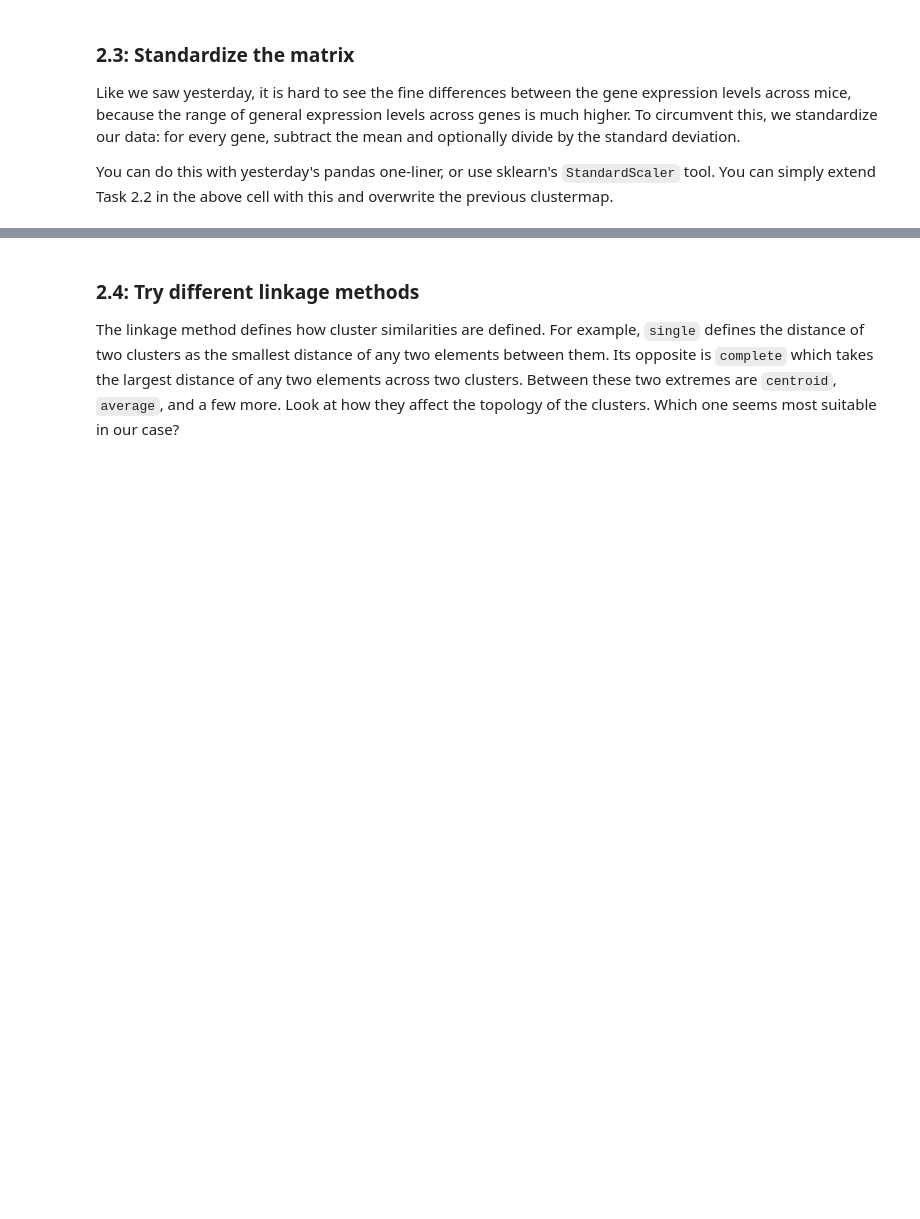
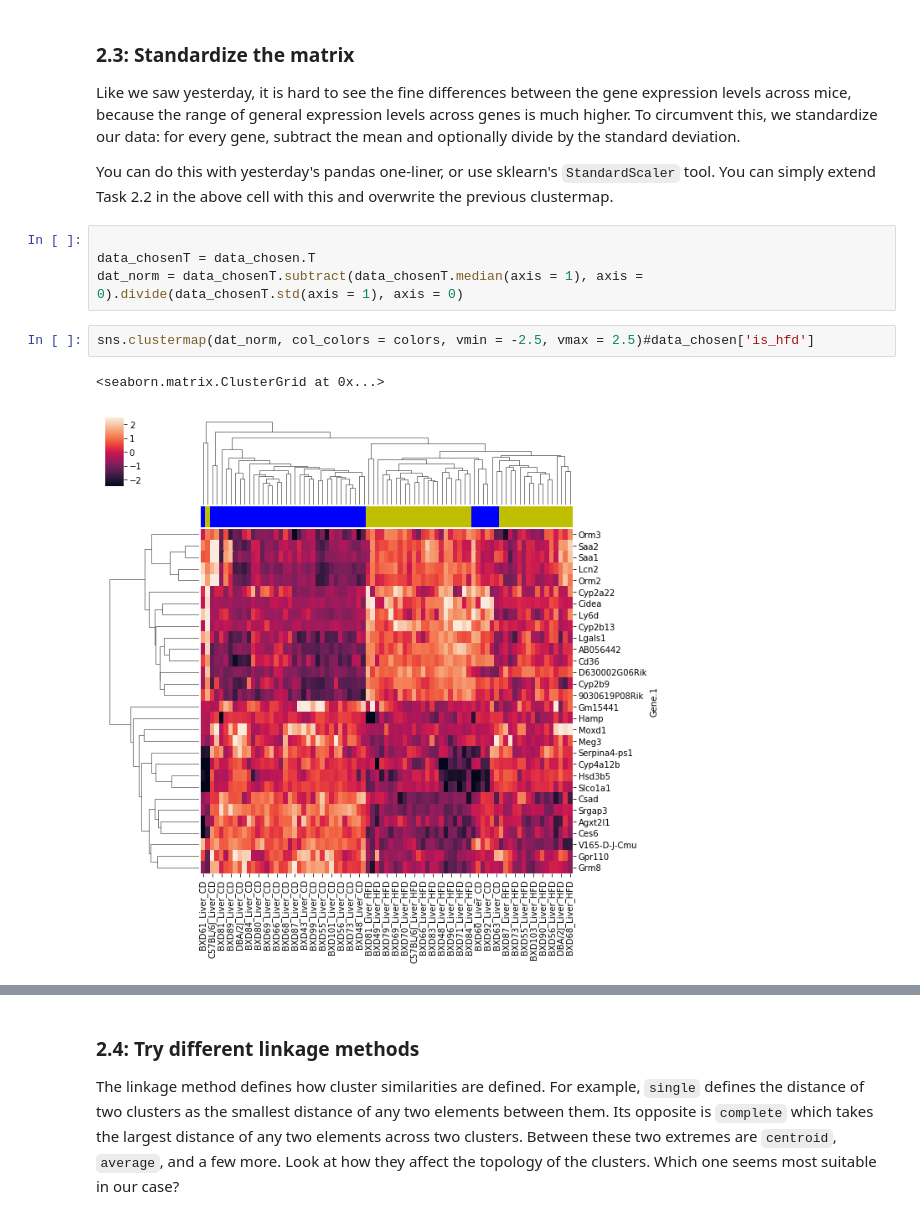
Before and after one commit to Osrip/Integrated_Bioinformatics, a Jupyter notebook: IntegratedBioinformatics/notebooks/Day7_Unsupervised_ML.ipynb, the cells around one changed output, grey strips where cells are left out. Cells and saved outputs as stored; diff of their text form; blank space fills up the shorter version.

```diff
--- a/IntegratedBioinformatics/notebooks/Day7_Unsupervised_ML.ipynb
+++ b/IntegratedBioinformatics/notebooks/Day7_Unsupervised_ML.ipynb
@@ -290,3 +362,12 @@ You will have to convert `is_hfd`'s boolean values to color values first: `y` or
 Like we saw yesterday, it is hard to see the fine differences between the gene expression levels across mice, because the range of general expression levels across genes is much higher. To circumvent this, we standardize our data: for every gene, subtract the mean and optionally divide by the standard deviation.
 
 You can do this with yesterday's pandas one-liner, or use sklearn's `StandardScaler` tool. You can simply extend Task 2.2 in the above cell with this and overwrite the previous clustermap.
+# %%
+
+data_chosenT = data_chosen.T
+dat_norm = data_chosenT.subtract(data_chosenT.median(axis = 1), axis = 0).divide(data_chosenT.std(axis = 1), axis = 0)
+# %%
+sns.clustermap(dat_norm, col_colors = colors, vmin = -2.5, vmax = 2.5)#data_chosen['is_hfd']
+# %% [output]
+<seaborn.matrix.ClusterGrid at 0x...>
+[figure, added]
```
Also changed, not shown: parts of 19 cells of this notebook.
